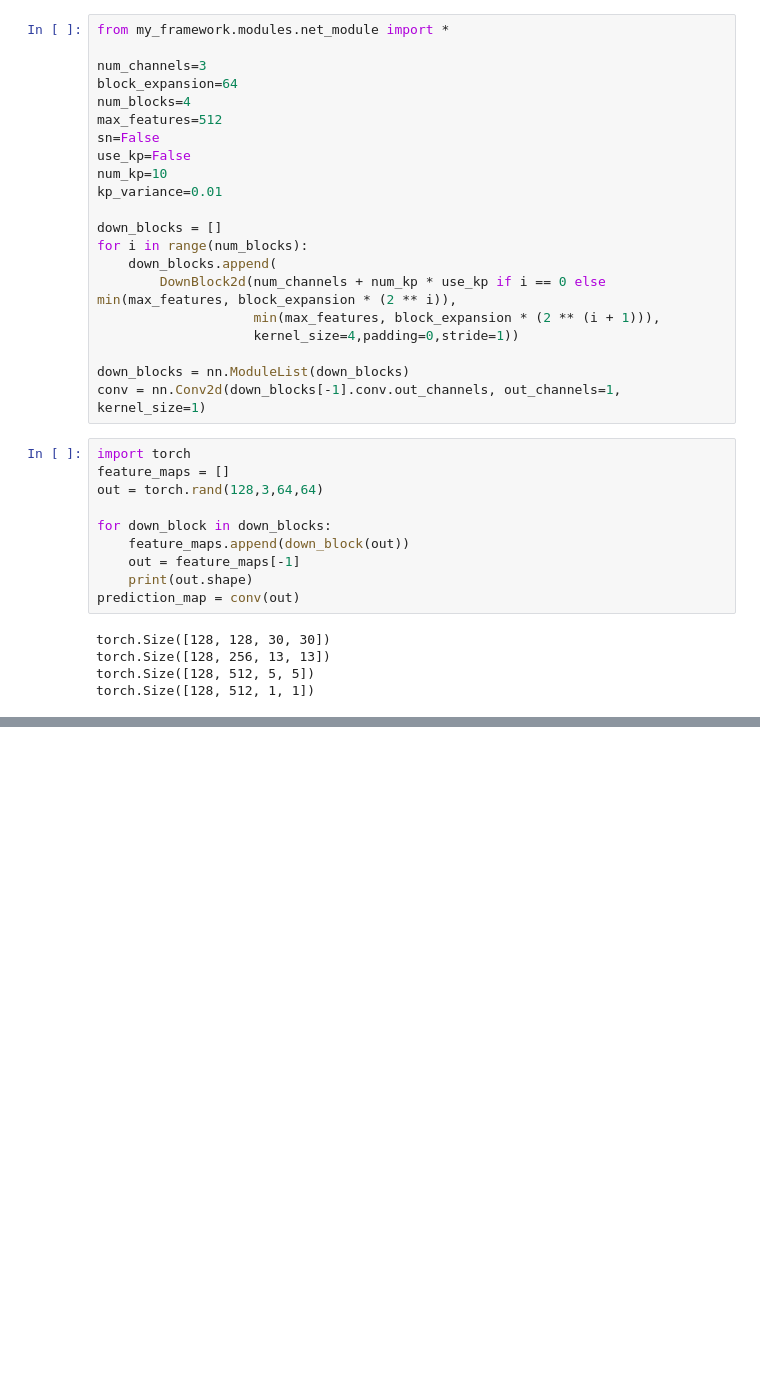
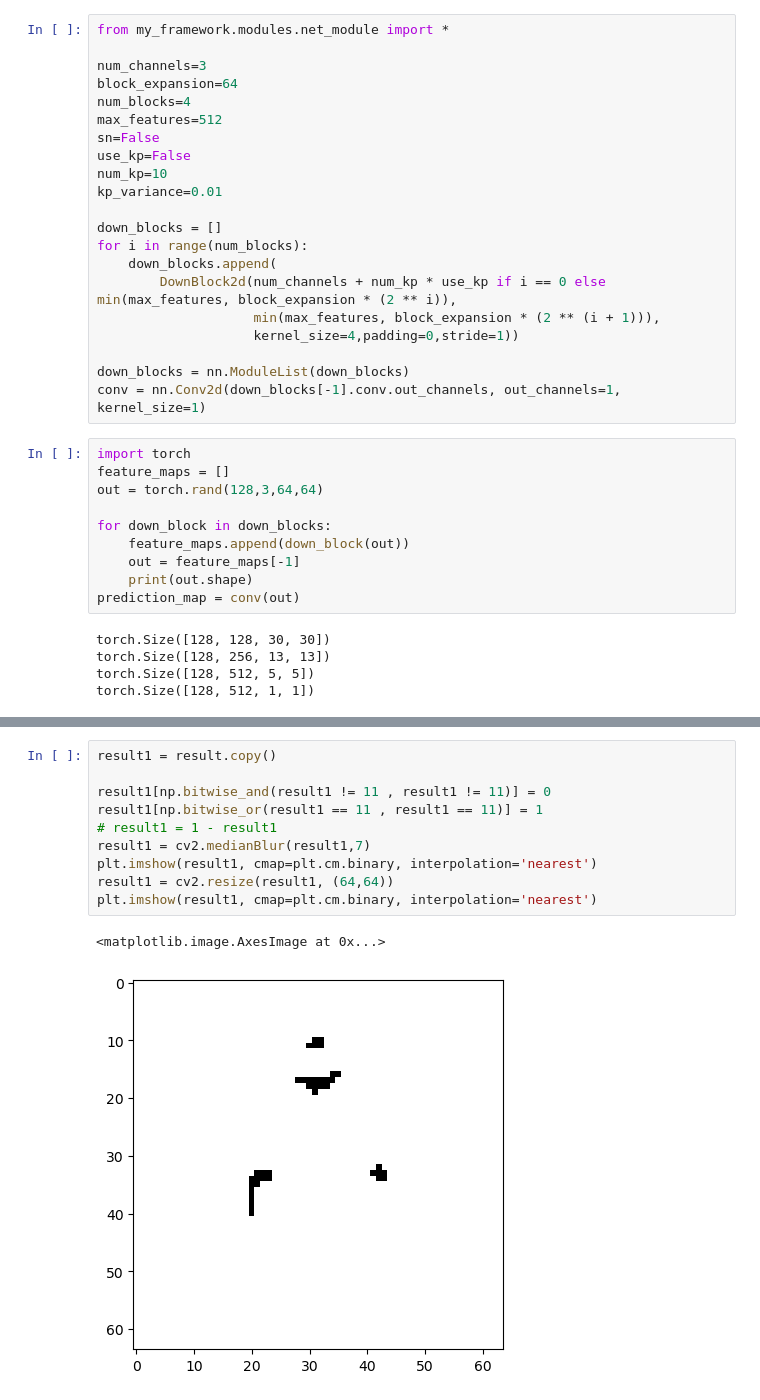
Before and after one commit to cxnam-vnuhcmus/TalkingHeadProject, a Jupyter notebook: Test.ipynb, the cells around one changed output, grey strips where cells are left out. Drawn from its saved outputs; the diff is of its cells as text; blank space fills up the shorter version.

```diff
--- a/Test.ipynb
+++ b/Test.ipynb
@@ -678,0 +776,13 @@ torch.Size([128, 1, 1, 1])
+# %%
+result1 = result.copy()
+
+result1[np.bitwise_and(result1 != 11 , result1 != 11)] = 0
+result1[np.bitwise_or(result1 == 11 , result1 == 11)] = 1
+# result1 = 1 - result1
+result1 = cv2.medianBlur(result1,7)
+plt.imshow(result1, cmap=plt.cm.binary, interpolation='nearest')
+result1 = cv2.resize(result1, (64,64))
+plt.imshow(result1, cmap=plt.cm.binary, interpolation='nearest')
+# %% [output]
+<matplotlib.image.AxesImage at 0x...>
+[figure, added]
```
Also changed, not shown: parts of 16 cells of this notebook, 5 other files.
